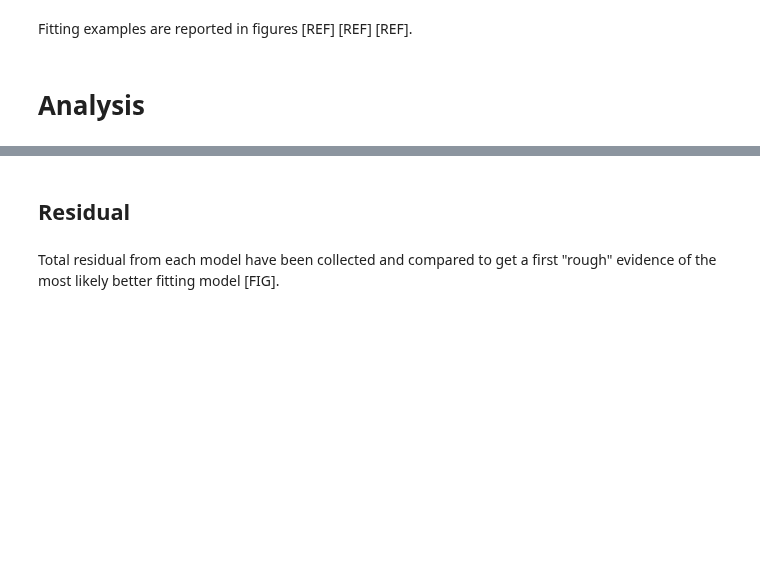
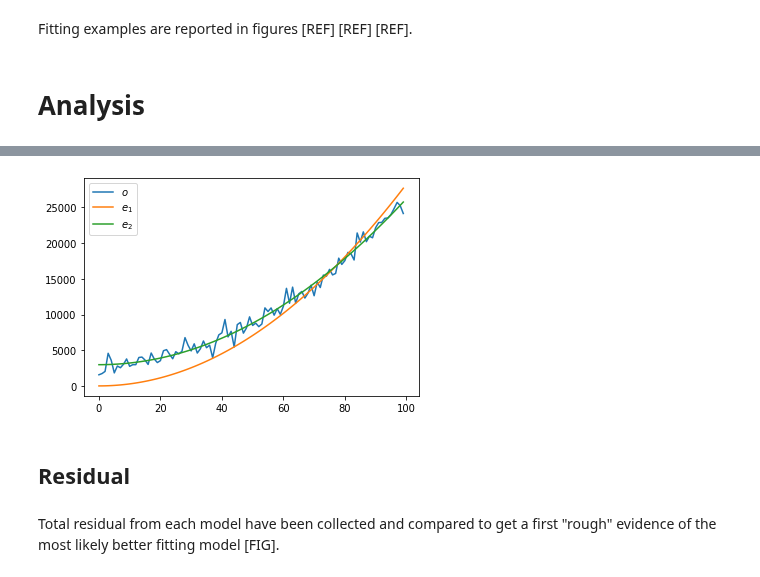
Before and after one commit to maxdevblock/covid-19-italy, a Jupyter notebook: OLD/functions/articolo-dgf.ipynb, the cells around one changed output, grey strips where cells are left out. Saved outputs shown, nothing was run; the diff lists cells and outputs as text; code cells hidden in the pictures; blank space fills up the shorter version.

```diff
--- a/OLD/functions/articolo-dgf.ipynb
+++ b/OLD/functions/articolo-dgf.ipynb
@@ -1,2 +27,20 @@
+# %%
+today = dt.datetime.now().strftime("%Y-%m-%d")
+df = pd.read_pickle(f"data-confirmed-{today}.pkl")
+
+countries = df["measured"].size
+start = pd.Timestamp("2020-01-22")
+period = df["measured"]["China"].size
+end = start + pd.Timedelta(days=period)
+
+errors = []
+values = 0
+for f in df.columns:
+    if f == "measured":
+        continue
+    for c in df[f].index:
+        if not df[f][c]:
+            errors.append(c)
+        values += df[f][c].best_fit.size
 # %% [markdown]
 # Abstract
@@ -183,0 +357,77 @@ $\Delta I$ criteria relative probabilty densities have been computed and plotted
+# %%
+import numpy as np
+from scipy import stats as sts
+from scipy.optimize import curve_fit
+import sklearn.metrics as skl
+from matplotlib import pyplot as plt
+
+def AIC_test(diff):
+    try:
+        return np.exp(-.5 * diff) / (1 + np.exp(-.5 * diff))
+    except Exception as err:
+        if diff > 0:
+            return 1.
+        return 0.
+
+def func_noise(x, a, b, err=False):
+    noise = np.random.normal(0,1000,len(x))
+    return a * np.array(x) ** 2 + b + (noise if err else 0)
+
+def func(x, a):
+    return a * np.array(x) ** 2
+
+def func2(x, a, b):
+    return b + a * np.array(x) ** 2
+
+def report(o, E, P):
+    mae, nae, mbe, nbe, mse, rmse, nrmse, r, r2, r2a, aic, bic = (
+        [] for _ in range(12)
+    )
+    print("                e1 H1          e2 H0")
+    print("------  -------------  -------------")
+    for i, e in enumerate(E):
+        mae.append(skl.mean_absolute_error(o, e))
+        nae.append(np.sum(np.abs(o - e)) / np.sum(o))
+        mbe.append(np.sum(o - e) / len(x))
+        nbe.append(np.sum(o - e) / np.sum(o))
+        _mse = skl.mean_squared_error(o, e)
+        mse.append(_mse)
+        _rmse = np.sqrt(_mse)
+        rmse.append(_rmse)
+        _nrmse = _rmse / np.sum(o)
+        nrmse.append(_nrmse)
+        r.append(sts.pearsonr(o, e)[1])
+        r2.append(skl.r2_score(o, e))
+        rss = np.sum(np.abs(o - e) ** 2)
+        tss = np.sum(np.abs(o - np.mean(o)) ** 2)
+        r2a.append(1 - (rss / tss) * ((len(x) - 1) / (len(x) - P[i] - 1)))
+        aic.append(len(x) * np.log(rss / len(x)) + 2 * 1)
+        bic.append(len(x) * np.log(rss / len(x)) + np.log(len(x)) * P[i])
+    print(f"  MAE: {mae[0]:>14.6f} {mae[1]:>14.6f}")
+    print(f"  NAE: {nae[0]:>14.6f} {nae[1]:>14.6f}")
+    print(f"  BME: {mbe[0]:>14.9f} {mbe[1]:>14.6e}")
+    print(f"  NBE: {nbe[0]:>14.9f} {nbe[1]:>14.6e}")
+    print(f"  MSE: {mse[0]:>14.6f} {mse[1]:>14.5f}")
+    print(f" RMSE: {rmse[0]:>14.6f} {rmse[1]:>14.6f}")
+    print(f"NRMSE: {nrmse[0]:>14.9f} {nrmse[1]:>14.9f}")
+    print(f"    R: {r[0]:>14.7e} {r[1]:>14.7e}   \U00000394:{r[0]-r[1]:.6e}")
+    print(f"   R2: {r2[0]:>14.9f} {r2[1]:>14.9f}")
+    print(f"R2adj: {r2a[0]:>14.9f} {r2a[1]:>14.9f}")
+    print(f"  AIC: {aic[0]:>14.6f} {aic[1]:>14.6f}   p:{AIC_test(aic[0]-aic[1]):.6e}")
+    print(f"  BIC: {bic[0]:>14.6f} {bic[1]:>14.6f}   \U00000394:{bic[0] - bic[1]:.7f}")
+
+x = np.arange(0, 100)
+o = func_noise(x, 2.3, 3e3, err=True)
+popt, pcov = curve_fit(func, x, o)
+e1 = func(x, *popt)
+popt, pcov = curve_fit(func2, x, o)
+e2 = func2(x, *popt)
+
+report(o, [e1, e2], [1, 2])
+
+plt.plot(x, o, label="$o$")
+plt.plot(x, e1, label="$e_1$")
+plt.plot(x, e2, label="$e_2$")
+plt.legend(loc="best")
+plt.show()
+# %% [output]
@@ -184,3 +448,4 @@ $\Delta I$ criteria relative probabilty densities have been computed and plotted
+[figure, added]
 # %% [markdown]
 ## Residual
 # %% [markdown]
```
Also changed, not shown: parts of 40 cells of this notebook, 25 other files.
